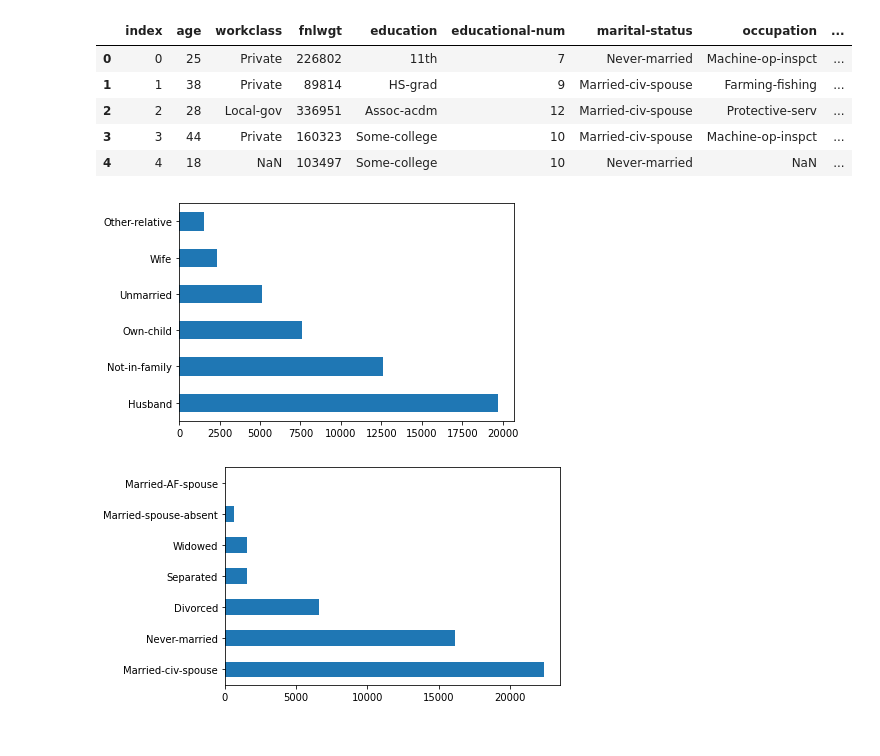
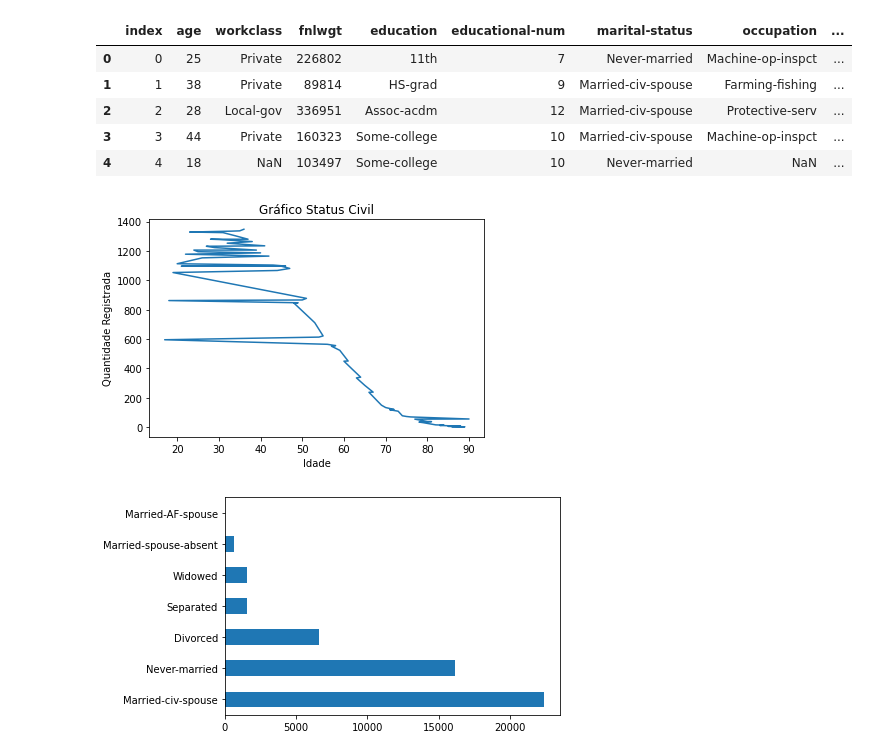
Before and after one commit to leonardojupiter/ciencia-de-dados-adult, a Jupyter notebook: ciencia_de_dados_adult.ipynb, the cells around one changed output. Saved outputs shown, nothing was run; the diff lists cells and outputs as text; code cells hidden in the pictures.

```diff
--- a/ciencia_de_dados_adult.ipynb
+++ b/ciencia_de_dados_adult.ipynb
@@ -96,11 +96,14 @@ adult_diogo.head()
 | 2 | 2 | 28 | Local-gov | 336951 | Assoc-acdm | 12 | Married-civ-spouse | Protective-serv | ... |
 | 3 | 3 | 44 | Private | 160323 | Some-college | 10 | Married-civ-spouse | Machine-op-inspct | ... |
 | 4 | 4 | 18 | NaN | 103497 | Some-college | 10 | Never-married | NaN | ... |
-# %%
-adult['relationship'].value_counts().plot.barh(stacked=True)
-plt.show()
-# %% [output]
-[figure, removed]
+# %%
+plt.plot(adult_kaggle['age'].value_counts())
+plt.title('Gráfico Status Civil')
+plt.xlabel('Idade')
+plt.ylabel('Quantidade Registrada')
+plt.show()
+# %% [output]
+[figure, added]
 # %%
 adult['marital-status'].value_counts().plot.barh(stacked=True)
 plt.show()
```
Also changed, not shown: parts of 2 cells of this notebook.
